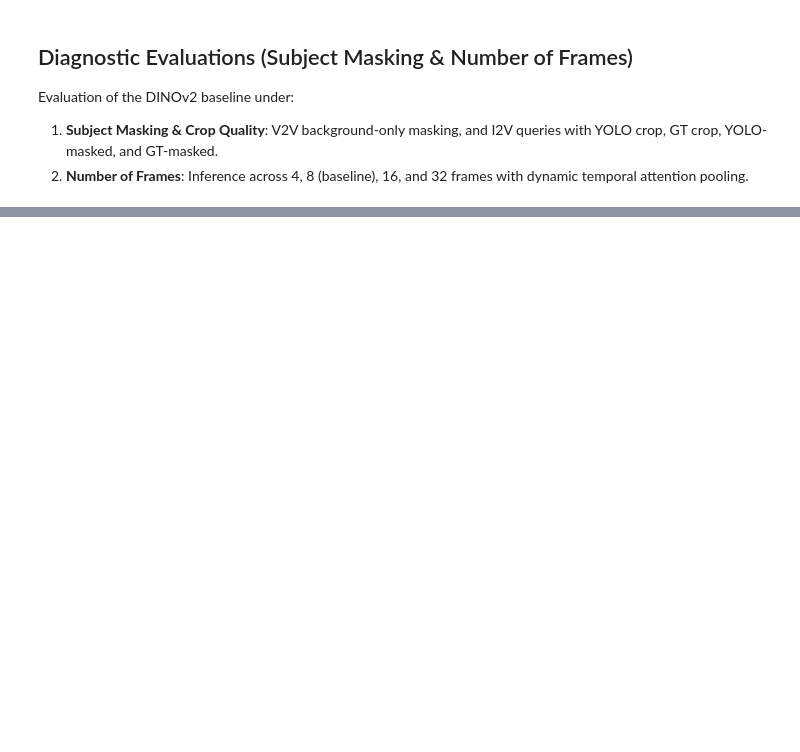
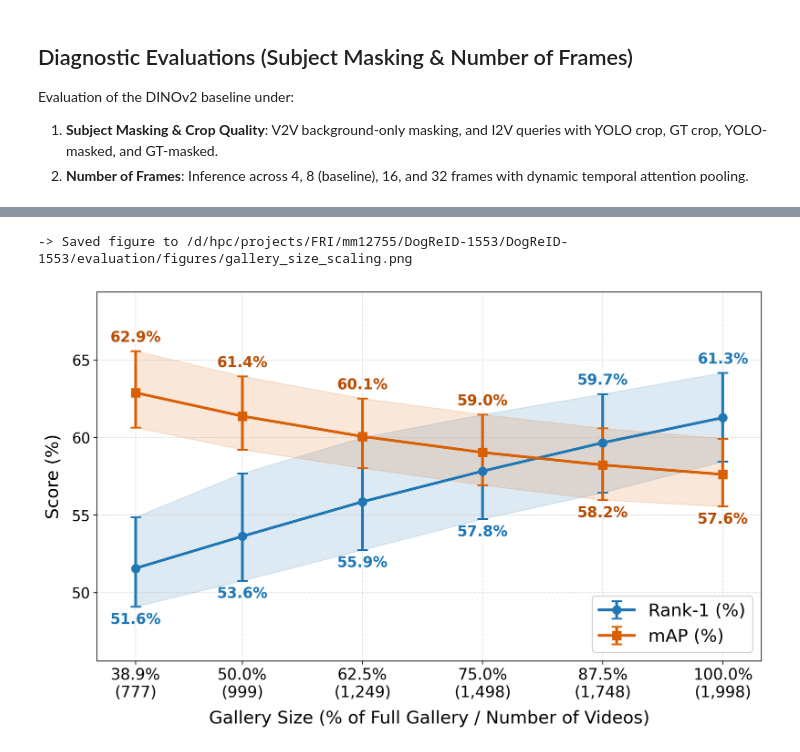
Before and after one commit to markoMedved/DogReID-1553, a Jupyter notebook: evaluation/evaluate_ablations.ipynb, the cells around one changed output, grey strips where cells are left out. Cells and saved outputs as stored; diff of their text form; code cells hidden in the pictures; blank space fills up the shorter version.

```diff
--- a/evaluation/evaluate_ablations.ipynb
+++ b/evaluation/evaluate_ablations.ipynb
@@ -688,0 +1035,69 @@ display(df_frames)
+# %%
+# =====================================================================
+# Plot: Gallery Size Sensitivity (Rank-1 & mAP vs. Gallery Size %)
+# =====================================================================
+fig, ax = plt.subplots(figsize=(10.5, 6.5), dpi=200)
+x_vals = np.array([s["pct"] for s in gallery_steps])
+labels = [s["tick"] for s in gallery_steps]
+
+r1_vals = np.array([gallery_summary_stats[s["pct"]]["r1_mean"] for s in gallery_steps])
+r1_lows = np.array([gallery_summary_stats[s["pct"]]["r1_l"] for s in gallery_steps])
+r1_highs = np.array([gallery_summary_stats[s["pct"]]["r1_u"] for s in gallery_steps])
+
+map_vals = np.array([gallery_summary_stats[s["pct"]]["map_mean"] for s in gallery_steps])
+map_lows = np.array([gallery_summary_stats[s["pct"]]["map_l"] for s in gallery_steps])
+map_highs = np.array([gallery_summary_stats[s["pct"]]["map_u"] for s in gallery_steps])
+
+# Shaded 95% Confidence Interval bands
+ax.fill_between(x_vals, r1_lows, r1_highs, color="#1f77b4", alpha=0.15, label="_nolegend_")
+ax.fill_between(x_vals, map_lows, map_highs, color="#d95f02", alpha=0.15, label="_nolegend_")
+
+# Curves with error bars (linearly scaled by actual gallery percentage on x-axis)
+ax.errorbar(x_vals, r1_vals, yerr=[r1_vals - r1_lows, r1_highs - r1_vals],
+            fmt="-o", color="#1f77b4", label="Rank-1 (%)",
+            linewidth=2.8, markersize=8.5, capsize=5.5, capthick=1.8)
+
+ax.errorbar(x_vals, map_vals, yerr=[map_vals - map_lows, map_highs - map_vals],
+            fmt="-s", color="#d95f02", label="mAP (%)",
+            linewidth=2.8, markersize=8.5, capsize=5.5, capthick=1.8)
+
+# Annotate points outside confidence intervals (automatically placing higher metric above and lower below)
+for s in gallery_steps:
+    pct = s["pct"]
+    st = gallery_summary_stats[pct]
+    x_pos = pct
+    if st["r1_mean"] >= st["map_mean"]:
+        ax.annotate(f"{st['r1_mean']:.1f}%", xy=(x_pos, st["r1_u"]), xytext=(0, 6),
+                    textcoords="offset points", ha="center", va="bottom", fontsize=15, color="#1f77b4", weight="bold")
+        ax.annotate(f"{st['map_mean']:.1f}%", xy=(x_pos, st["map_l"]), xytext=(0, -6),
+                    textcoords="offset points", ha="center", va="top", fontsize=15, color="#b84d00", weight="bold")
+    else:
+        ax.annotate(f"{st['map_mean']:.1f}%", xy=(x_pos, st["map_u"]), xytext=(0, 6),
+                    textcoords="offset points", ha="center", va="bottom", fontsize=15, color="#b84d00", weight="bold")
+        ax.annotate(f"{st['r1_mean']:.1f}%", xy=(x_pos, st["r1_l"]), xytext=(0, -6),
+                    textcoords="offset points", ha="center", va="top", fontsize=15, color="#1f77b4", weight="bold")
+
+ax.set_xticks(x_vals)
+ax.set_xticklabels(labels, fontsize=16)
+ax.tick_params(axis="y", labelsize=15)
+ax.set_xlabel("Gallery Size (% of Full Gallery / Number of Videos)", fontsize=18, labelpad=10)
+ax.set_ylabel("Score (%)", fontsize=18, labelpad=10)
+ax.grid(True, linestyle="--", alpha=0.4)
+
+ax.set_xlim(min(x_vals) - 4.0, max(x_vals) + 4.0)
+y_min = max(0.0, min(min(r1_lows), min(map_lows)) - 3.5)
+y_max = min(100.0, max(max(r1_highs), max(map_highs)) + 3.8)
+ax.set_ylim(y_min, y_max)
+
+ax.legend(loc="lower right", framealpha=0.92, fontsize=18)
+plt.tight_layout()
+
+fig_dir = ROOT_DIR / "evaluation" / "figures"
+fig_dir.mkdir(parents=True, exist_ok=True)
+plt.savefig(fig_dir / "gallery_size_scaling.png", dpi=300, bbox_inches="tight")
+plt.savefig(fig_dir / "gallery_size_scaling.pdf", bbox_inches="tight")
+print("-> Saved figure to " + str(fig_dir / "gallery_size_scaling.png"))
+plt.show()
+# %% [output]
+-> Saved figure to /d/hpc/projects/FRI/mm12755/DogReID-1553/DogReID-1553/evaluation/figures/gallery_size_scaling.png
+[figure, added]
```
Also changed, not shown: parts of 12 cells of this notebook, 23 other files.
